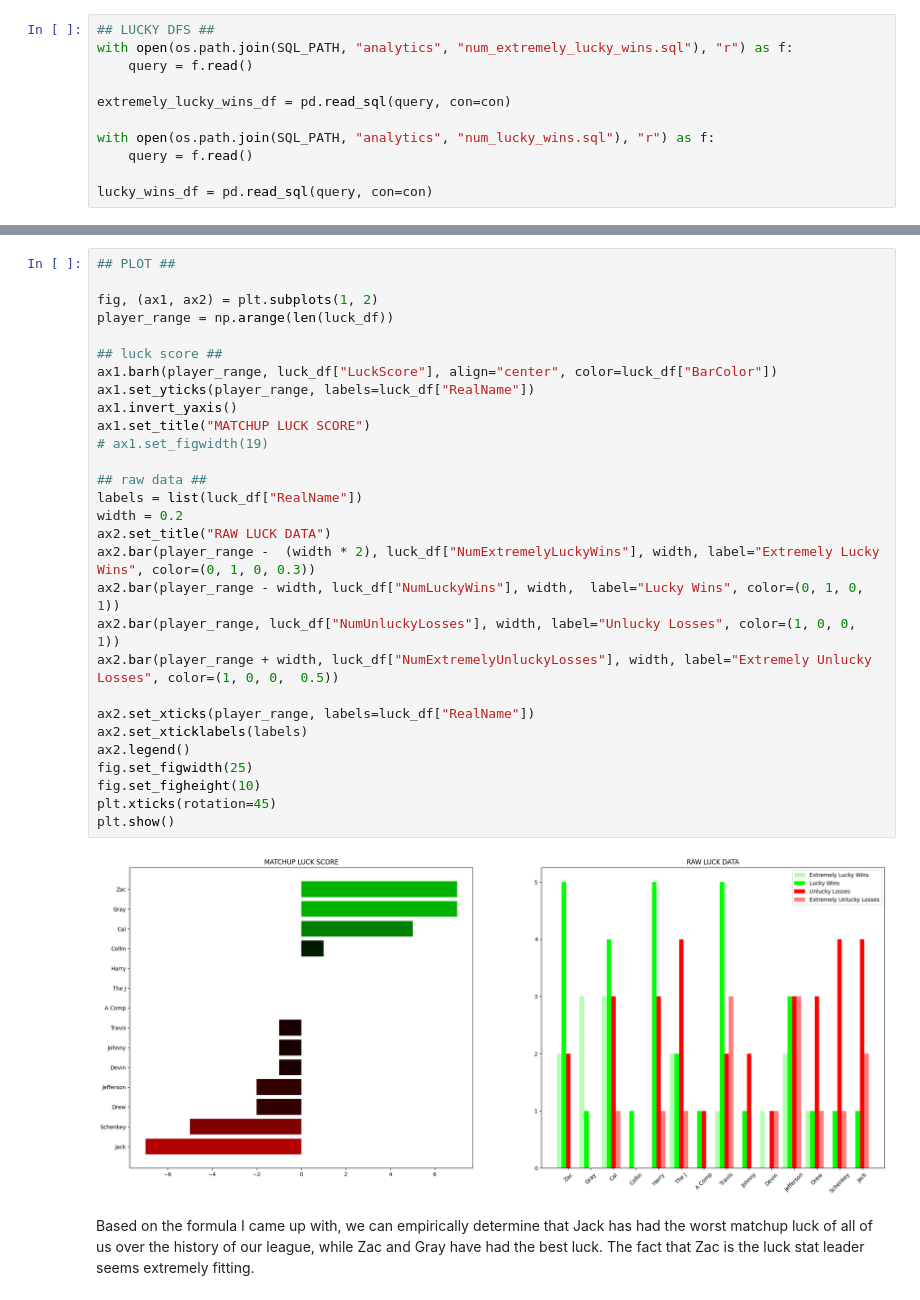
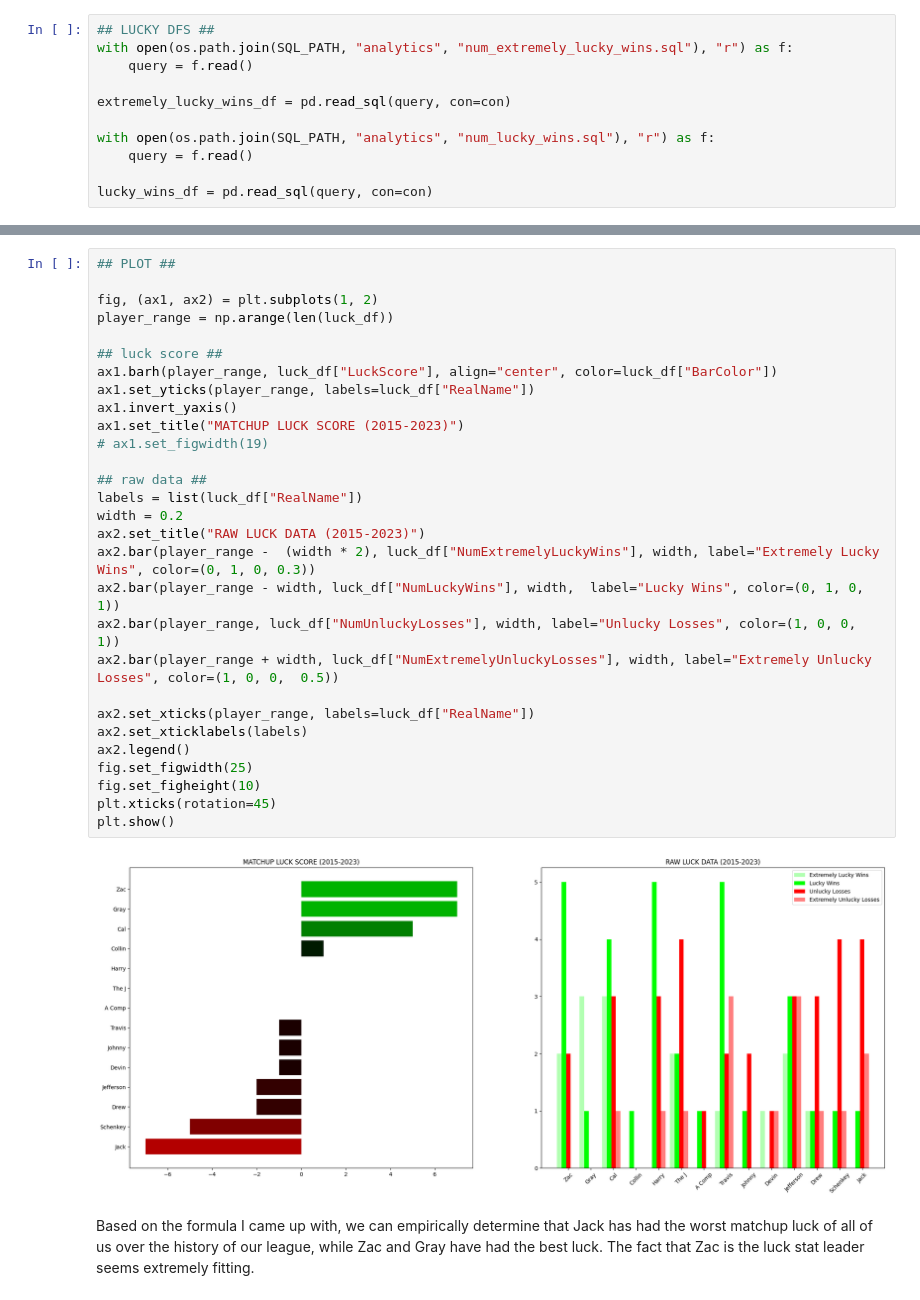
Before and after one commit to tthompson691/FFPlayground, a Jupyter notebook: src/visuals.ipynb, the cells around one changed output, grey strips where cells are left out. Drawn from its saved outputs; the diff is of its cells as text.

```diff
--- a/src/visuals.ipynb
+++ b/src/visuals.ipynb
@@ -75,34 +62,34 @@ luck_df
 # %%
 ## PLOT ##
 
 fig, (ax1, ax2) = plt.subplots(1, 2)
 player_range = np.arange(len(luck_df))
 
 ## luck score ##
 ax1.barh(player_range, luck_df["LuckScore"], align="center", color=luck_df["BarColor"])
 ax1.set_yticks(player_range, labels=luck_df["RealName"])
 ax1.invert_yaxis()
-ax1.set_title("MATCHUP LUCK SCORE")
+ax1.set_title("MATCHUP LUCK SCORE (2015-2023)")
 # ax1.set_figwidth(19)
 
 ## raw data ##
 labels = list(luck_df["RealName"])
 width = 0.2
-ax2.set_title("RAW LUCK DATA")
+ax2.set_title("RAW LUCK DATA (2015-2023)")
 ax2.bar(player_range -  (width * 2), luck_df["NumExtremelyLuckyWins"], width, label="Extremely Lucky Wins", color=(0, 1, 0, 0.3))
 ax2.bar(player_range - width, luck_df["NumLuckyWins"], width,  label="Lucky Wins", color=(0, 1, 0, 1))
 ax2.bar(player_range, luck_df["NumUnluckyLosses"], width, label="Unlucky Losses", color=(1, 0, 0,  1))
 ax2.bar(player_range + width, luck_df["NumExtremelyUnluckyLosses"], width, label="Extremely Unlucky Losses", color=(1, 0, 0,  0.5))
 
 ax2.set_xticks(player_range, labels=luck_df["RealName"])
 ax2.set_xticklabels(labels)
 ax2.legend()
 fig.set_figwidth(25)
 fig.set_figheight(10)
 plt.xticks(rotation=45)
 plt.show()
 # %% [output]
-[figure, old version]
+[figure, new version]
 # %% [markdown]
 Based on the formula I came up with, we can empirically determine that Jack has had the worst matchup luck of all of us over the history of our league, while Zac and Gray have had the best luck. The fact that Zac is the luck stat leader seems extremely fitting.
 # %% [markdown]
```
Also changed, not shown: parts of 11 cells of this notebook, 3 other files.
